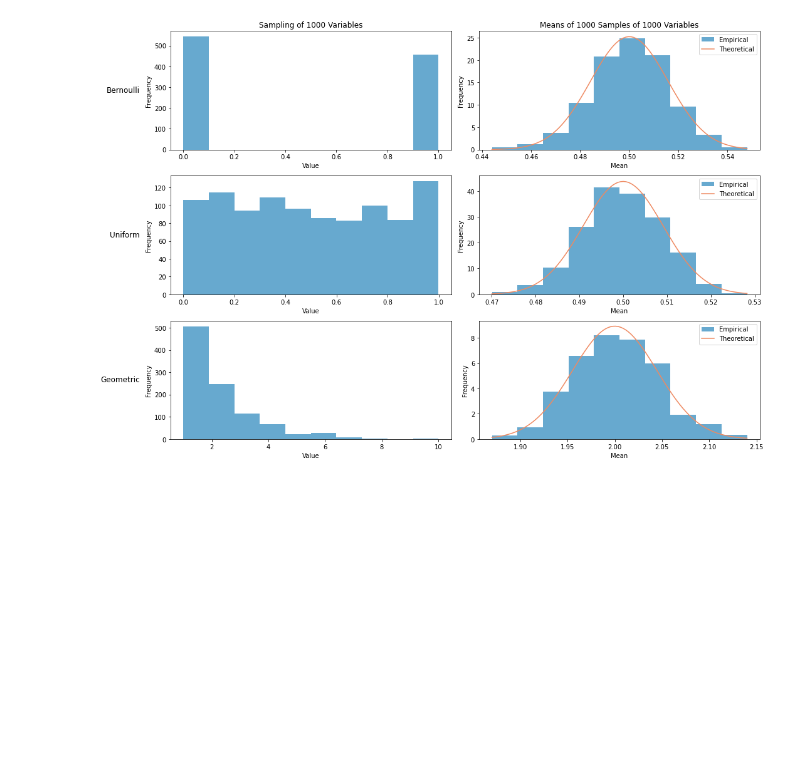
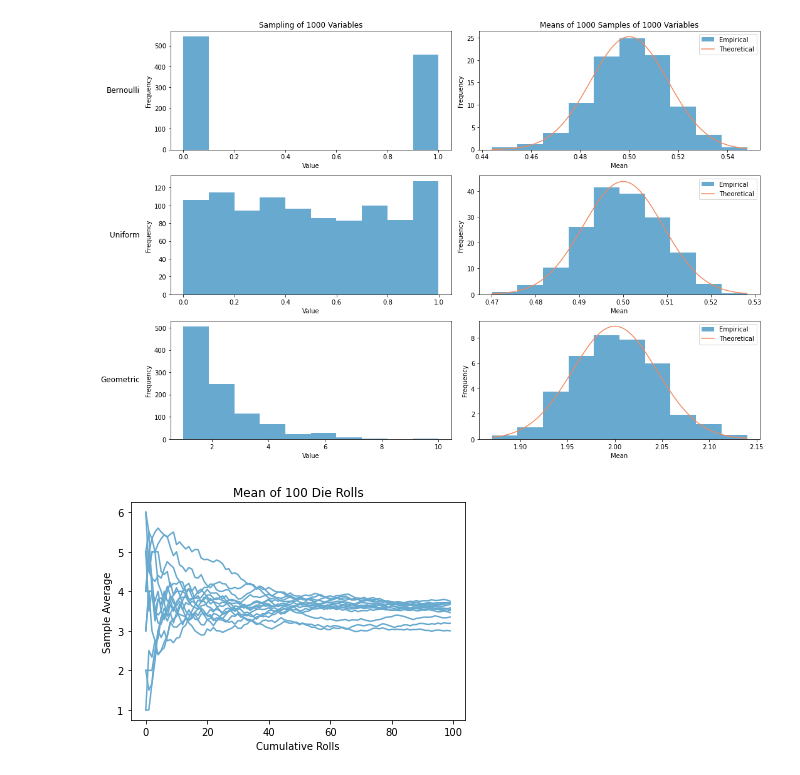
Before and after one commit to aezarebski/aas-extended-examples, a Jupyter notebook: example-0/example-0-additional-charts.ipynb, the cells around one changed output. Saved outputs shown, nothing was run; the diff lists cells and outputs as text; code cells hidden in the pictures; blank space fills up the shorter version.

```diff
--- a/example-0/example-0-additional-charts.ipynb
+++ b/example-0/example-0-additional-charts.ipynb
@@ -202,3 +202,23 @@ plt.savefig('clt_demos')
 plt.show()
 # %% [output]
 [figure]
+# %%
+n = 100
+count = 15
+
+die_rolls = stats.randint(1,7).rvs((n,count))
+index = np.ones((n,count))
+cum_rolls = die_rolls.cumsum(axis=0)
+index = index.cumsum(axis=0)
+cum_rolls = cum_rolls/index
+
+plt.figure()
+plt.plot(cum_rolls, color = "#67a9cf")
+plt.title(f'Mean of {n} Die Rolls')
+plt.xlabel('Cumulative Rolls')
+plt.ylabel('Sample Average')
+fig.tight_layout()
+plt.savefig('lln_demos')
+plt.show()
+# %% [output]
+[figure, added]
```
Also changed, not shown: 1 other file.
